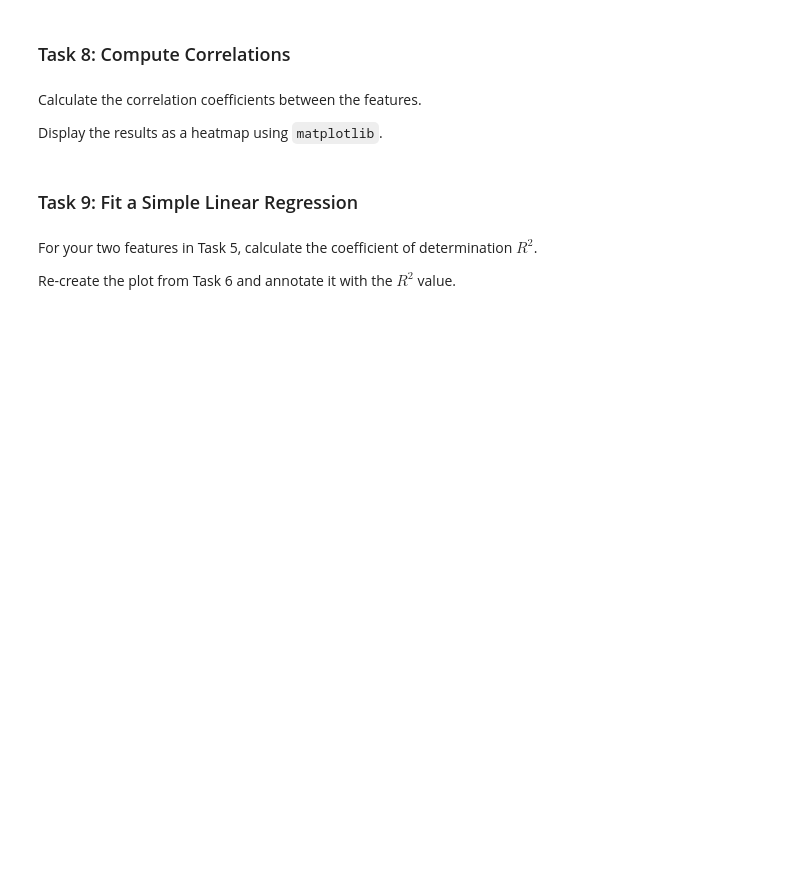
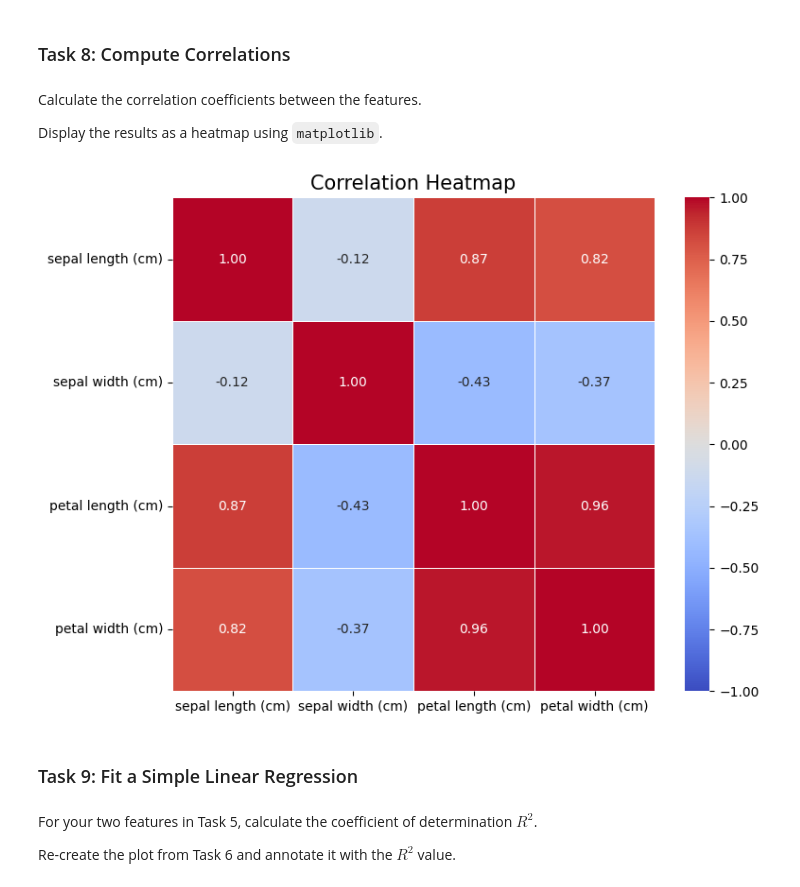
Before and after one commit to DaveyByrnes/principles_of_data_analytics, a Jupyter notebook: task.ipynb, the cells around one changed output. Saved outputs shown, nothing was run; the diff lists cells and outputs as text; code cells hidden in the pictures; blank space fills up the shorter version.

Commit message:
heatmap done

```diff
--- a/task.ipynb
+++ b/task.ipynb
@@ -301,6 +301,23 @@ Passing `palette` without assigning `hue` is deprecated and will be removed in v
 Calculate the correlation coefficients between the features.
 
 Display the results as a heatmap using `matplotlib`.
+# %%
+iris = load_iris()
+iris_df = pd.DataFrame(iris.data, columns=iris.feature_names)
+corr = iris_df.corr()
+
+plt.figure(figsize=(8,6))
+sns.heatmap(corr,
+            annot=True,
+            cmap='coolwarm',
+            vmin=-1, vmax=1,
+            linewidths=0.5,
+            fmt=".2f")
+plt.title('Correlation Heatmap', fontsize=15)
+plt.tight_layout()
+plt.show()
+# %% [output]
+[figure, added]
 # %% [markdown]
 ### Task 9: Fit a Simple Linear Regression
 # %% [markdown]
```
